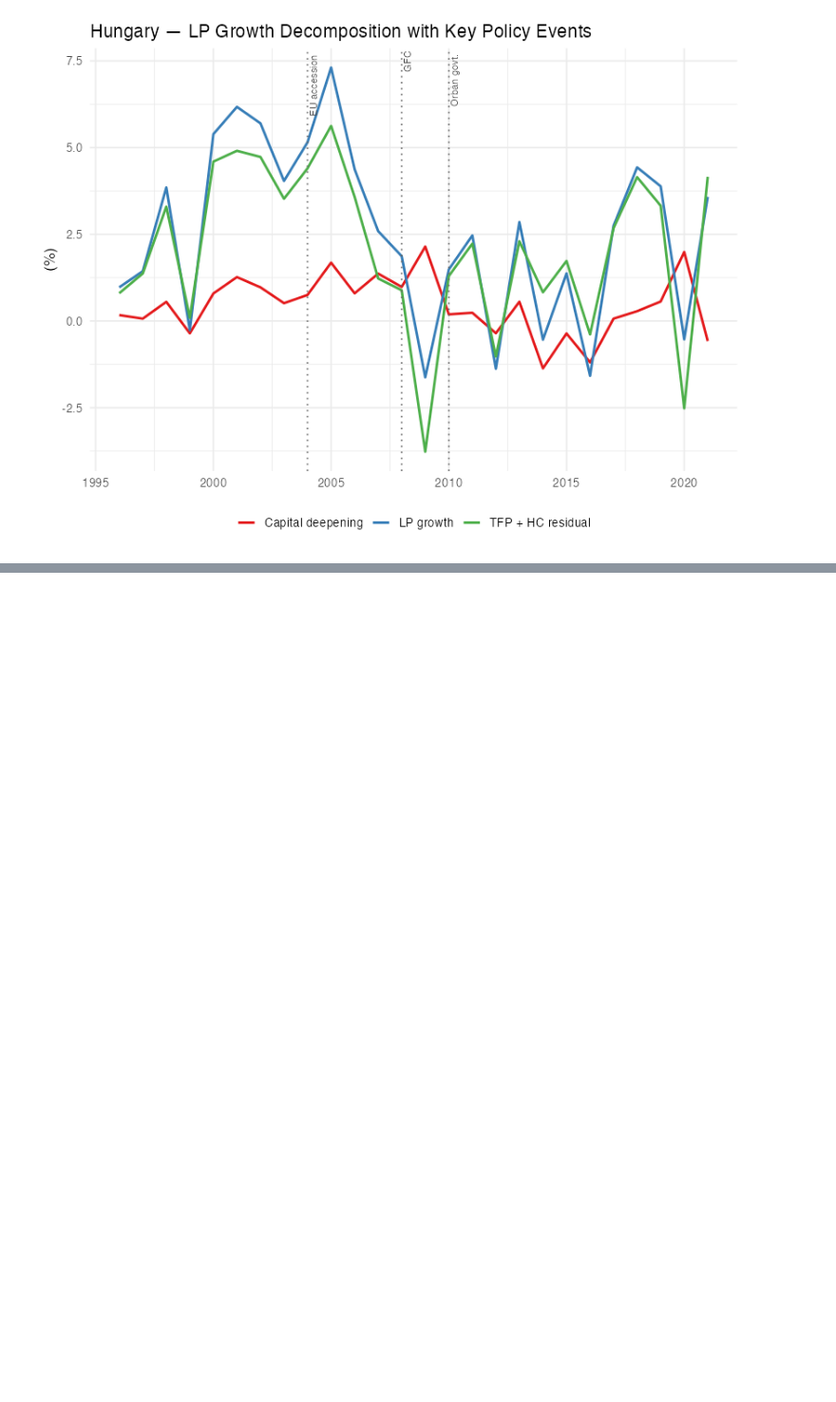
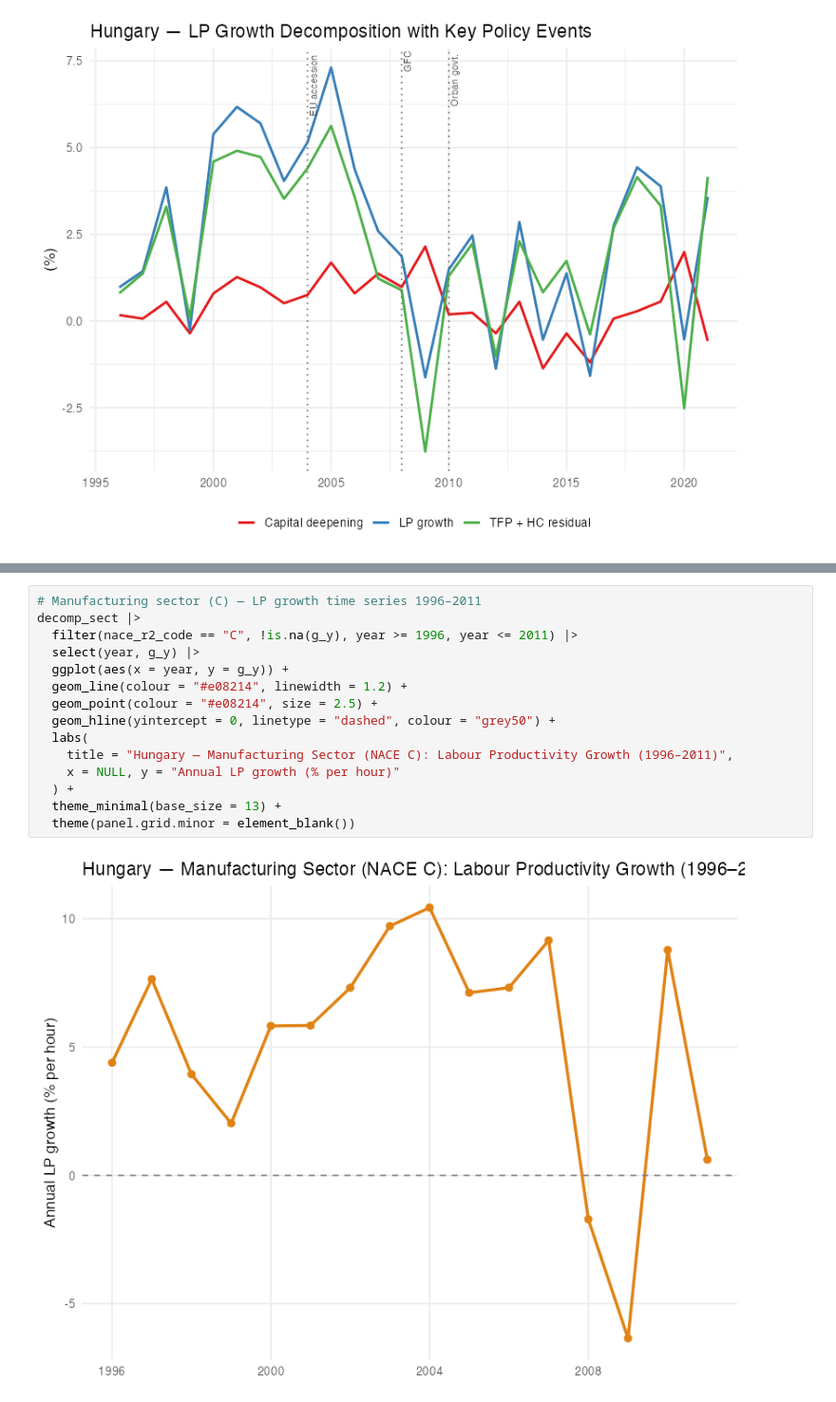
Before and after one commit to kaif1808/imHungary, a Jupyter notebook: hungary_growth_accounting-2.ipynb, the cells around one changed output, grey strips where cells are left out. Shown at 95% size. Drawn from its saved outputs; the diff is of its cells as text; blank space fills up the shorter version.

```diff
--- a/hungary_growth_accounting-2.ipynb
+++ b/hungary_growth_accounting-2.ipynb
@@ -756,0 +743,17 @@ decomp_agg |>
+# %%
+# Manufacturing sector (C) — LP growth time series 1996–2011
+decomp_sect |>
+  filter(nace_r2_code == "C", !is.na(g_y), year >= 1996, year <= 2011) |>
+  select(year, g_y) |>
+  ggplot(aes(x = year, y = g_y)) +
+  geom_line(colour = "#e08214", linewidth = 1.2) +
+  geom_point(colour = "#e08214", size = 2.5) +
+  geom_hline(yintercept = 0, linetype = "dashed", colour = "grey50") +
+  labs(
+    title = "Hungary — Manufacturing Sector (NACE C): Labour Productivity Growth (1996–2011)",
+    x = NULL, y = "Annual LP growth (% per hour)"
+  ) +
+  theme_minimal(base_size = 13) +
+  theme(panel.grid.minor = element_blank())
+# %% [output]
+[figure, added]
```
Also changed, not shown: parts of 8 cells of this notebook.
